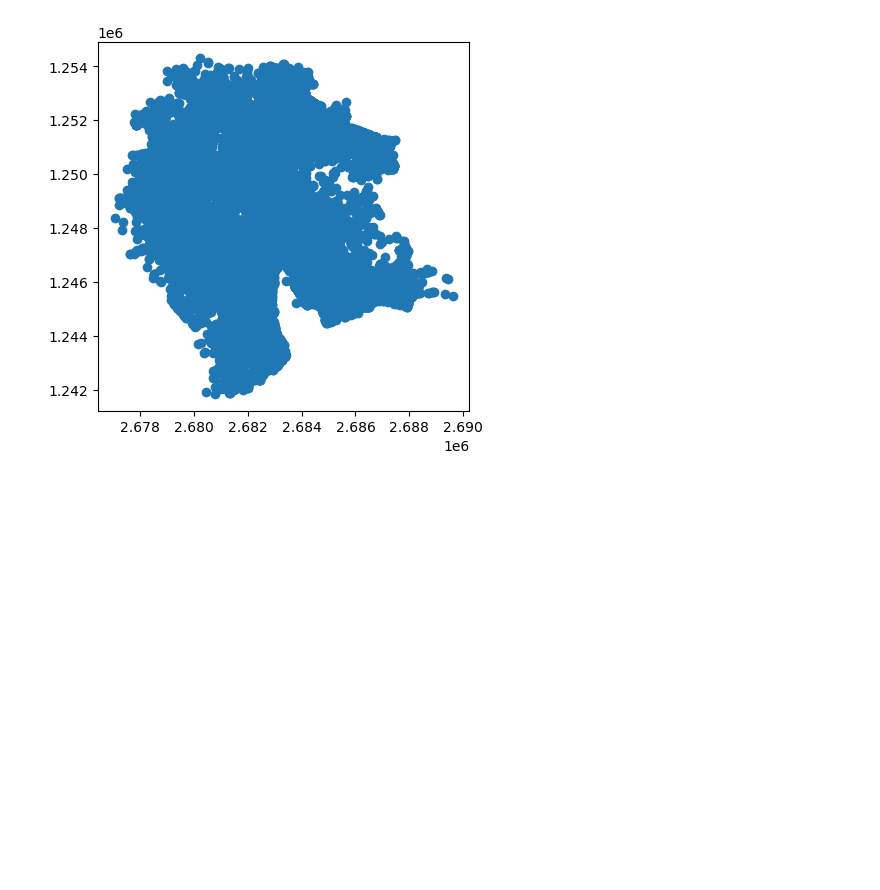
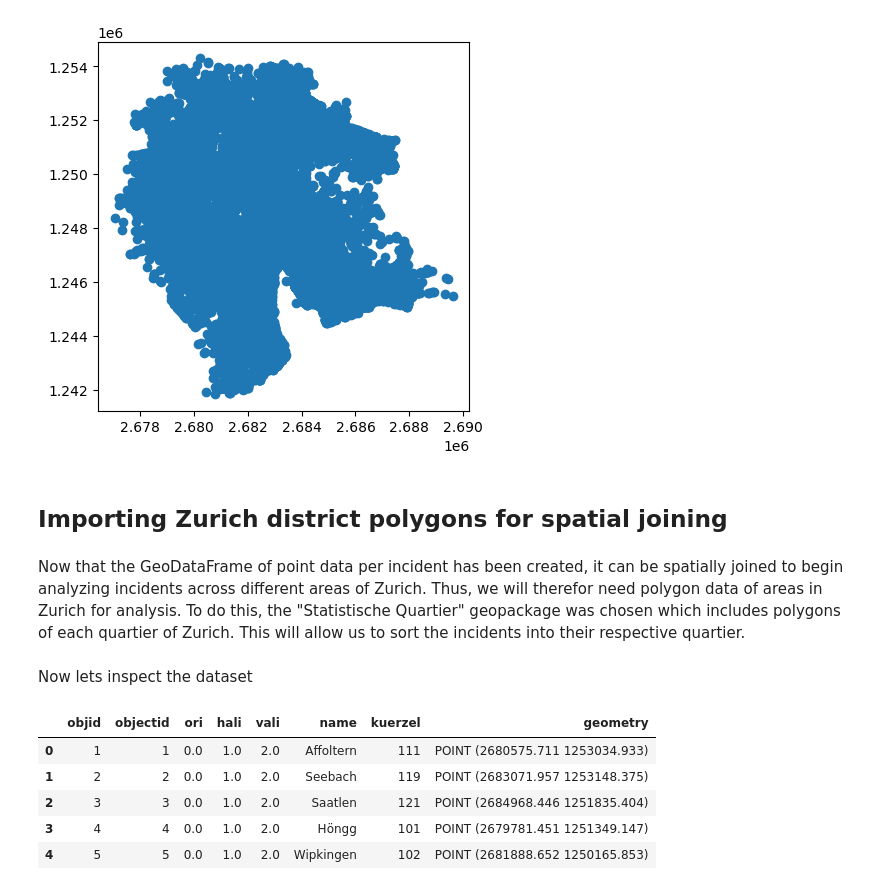
Before and after one commit to dnugent01/zurich-urban-issues, a Jupyter notebook: notebooks/analysis.ipynb, the cells around one changed output. Cells and saved outputs as stored; diff of their text form; code cells hidden in the pictures; blank space fills up the shorter version.

```diff
--- a/notebooks/analysis.ipynb
+++ b/notebooks/analysis.ipynb
@@ -87,3 +87,22 @@ zurich_gdf.plot()#the data is working when we map it too
 [figure]
 # %%
 zurich_gdf.to_file("../data/processed/zurich_gdf.gpkg") #save the data to the folder to work with later
+# %% [markdown]
+## Importing Zurich district polygons for spatial joining
+# %% [markdown]
+Now that the GeoDataFrame of point data per incident has been created, it can be spatially joined to begin analyzing incidents across different areas of Zurich. Thus, we will therefor need polygon data of areas in Zurich for analysis. To do this, the "Statistische Quartier" geopackage was chosen which includes polygons of each quartier of Zurich. This will allow us to sort the incidents into their respective quartier.
+# %%
+import geopandas as gpd
+
+zurich_quartier_polygons = gpd.read_file("../data/raw/data.gpkg")
+# %% [markdown]
+Now lets inspect the dataset
+# %%
+zurich_quartier_polygons.head()
+# %% [output]
+|  | objid | objectid | ori | hali | vali | name | kuerzel | geometry |
+| 0 | 1 | 1 | 0.0 | 1.0 | 2.0 | Affoltern | 111 | POINT (2680575.711 1253034.933) |
+| 1 | 2 | 2 | 0.0 | 1.0 | 2.0 | Seebach | 119 | POINT (2683071.957 1253148.375) |
+| 2 | 3 | 3 | 0.0 | 1.0 | 2.0 | Saatlen | 121 | POINT (2684968.446 1251835.404) |
+| 3 | 4 | 4 | 0.0 | 1.0 | 2.0 | Höngg | 101 | POINT (2679781.451 1251349.147) |
+| 4 | 5 | 5 | 0.0 | 1.0 | 2.0 | Wipkingen | 102 | POINT (2681888.652 1250165.853) |
```
Also changed, not shown: parts of 19 cells of this notebook, 3 other files.
